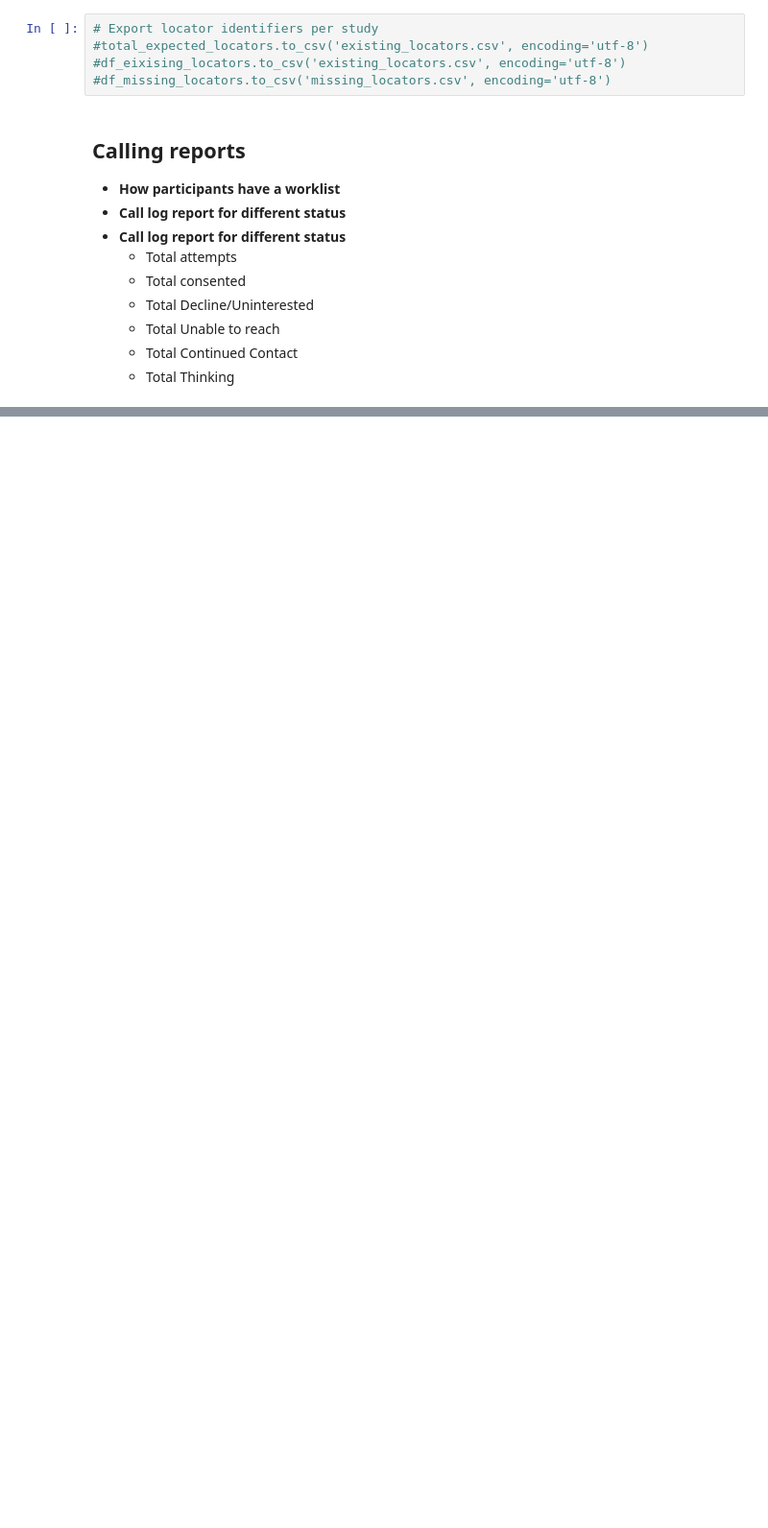
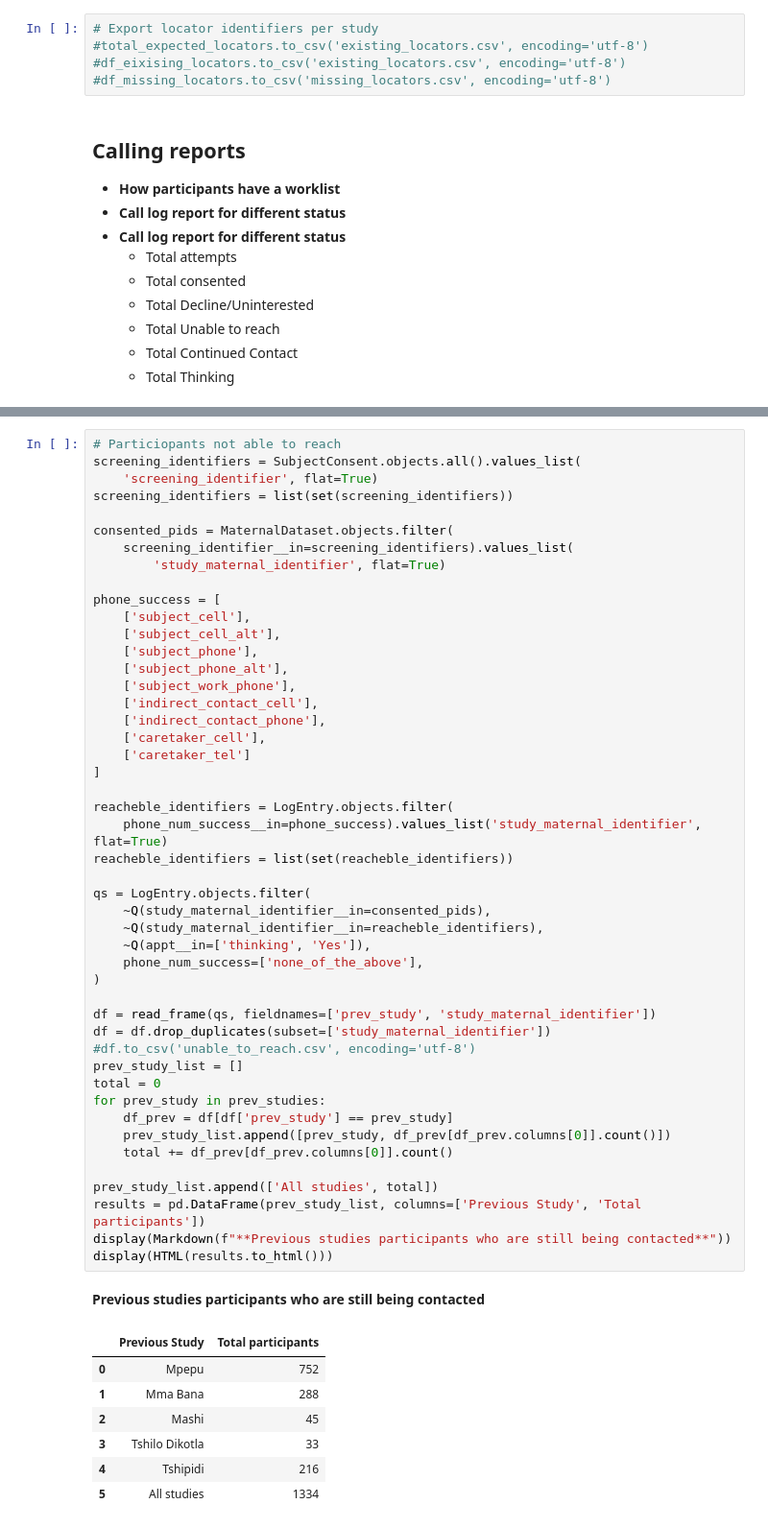
Before and after one commit to salahdin/flourish, a Jupyter notebook: flourish/notebooks/flourish_study_reports.ipynb, the cells around one changed output, grey strips where cells are left out. Shown: that part at 96% size. Saved outputs shown, nothing was run; the diff lists cells and outputs as text; blank space fills up the shorter version.

```diff
--- a/flourish/notebooks/flourish_study_reports.ipynb
+++ b/flourish/notebooks/flourish_study_reports.ipynb
@@ -468,0 +513,56 @@ display(HTML(results.to_html()))
+# %%
+# Particiopants not able to reach
+screening_identifiers = SubjectConsent.objects.all().values_list(
+    'screening_identifier', flat=True)
+screening_identifiers = list(set(screening_identifiers))
+
+consented_pids = MaternalDataset.objects.filter(
+    screening_identifier__in=screening_identifiers).values_list(
+        'study_maternal_identifier', flat=True)
+
+phone_success = [
+    ['subject_cell'],
+    ['subject_cell_alt'],
+    ['subject_phone'],
+    ['subject_phone_alt'],
+    ['subject_work_phone'],
+    ['indirect_contact_cell'],
+    ['indirect_contact_phone'],
+    ['caretaker_cell'],
+    ['caretaker_tel']
+]
+
+reacheble_identifiers = LogEntry.objects.filter(
+    phone_num_success__in=phone_success).values_list('study_maternal_identifier', flat=True)
+reacheble_identifiers = list(set(reacheble_identifiers))
+
+qs = LogEntry.objects.filter(
+    ~Q(study_maternal_identifier__in=consented_pids),
+    ~Q(study_maternal_identifier__in=reacheble_identifiers),
+    ~Q(appt__in=['thinking', 'Yes']),
+    phone_num_success=['none_of_the_above'],
+)
+
+df = read_frame(qs, fieldnames=['prev_study', 'study_maternal_identifier'])
+df = df.drop_duplicates(subset=['study_maternal_identifier'])
+#df.to_csv('unable_to_reach.csv', encoding='utf-8')
+prev_study_list = []
+total = 0
+for prev_study in prev_studies:
+    df_prev = df[df['prev_study'] == prev_study]
+    prev_study_list.append([prev_study, df_prev[df_prev.columns[0]].count()])
+    total += df_prev[df_prev.columns[0]].count()
+
+prev_study_list.append(['All studies', total])
+results = pd.DataFrame(prev_study_list, columns=['Previous Study', 'Total participants'])
+display(Markdown(f"**Previous studies participants who are still being contacted**"))
+display(HTML(results.to_html()))
+# %% [output]
+**Previous studies participants who are still being contacted**
+|  | Previous Study | Total participants |
+| 0 | Mpepu | 752 |
+| 1 | Mma Bana | 288 |
+| 2 | Mashi | 45 |
+| 3 | Tshilo Dikotla | 33 |
+| 4 | Tshipidi | 216 |
+| 5 | All studies | 1334 |
```
Also changed, not shown: parts of 9 cells of this notebook.
